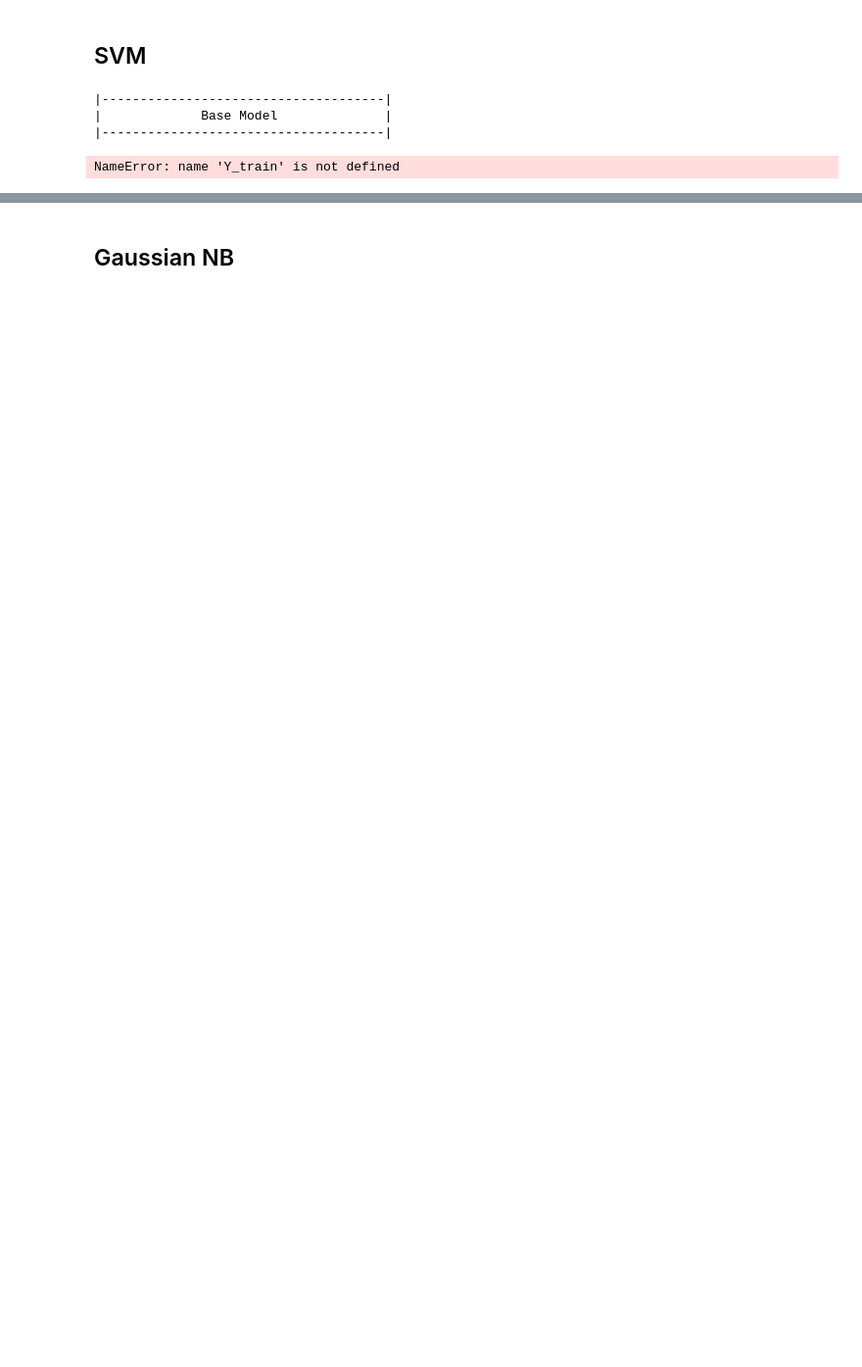
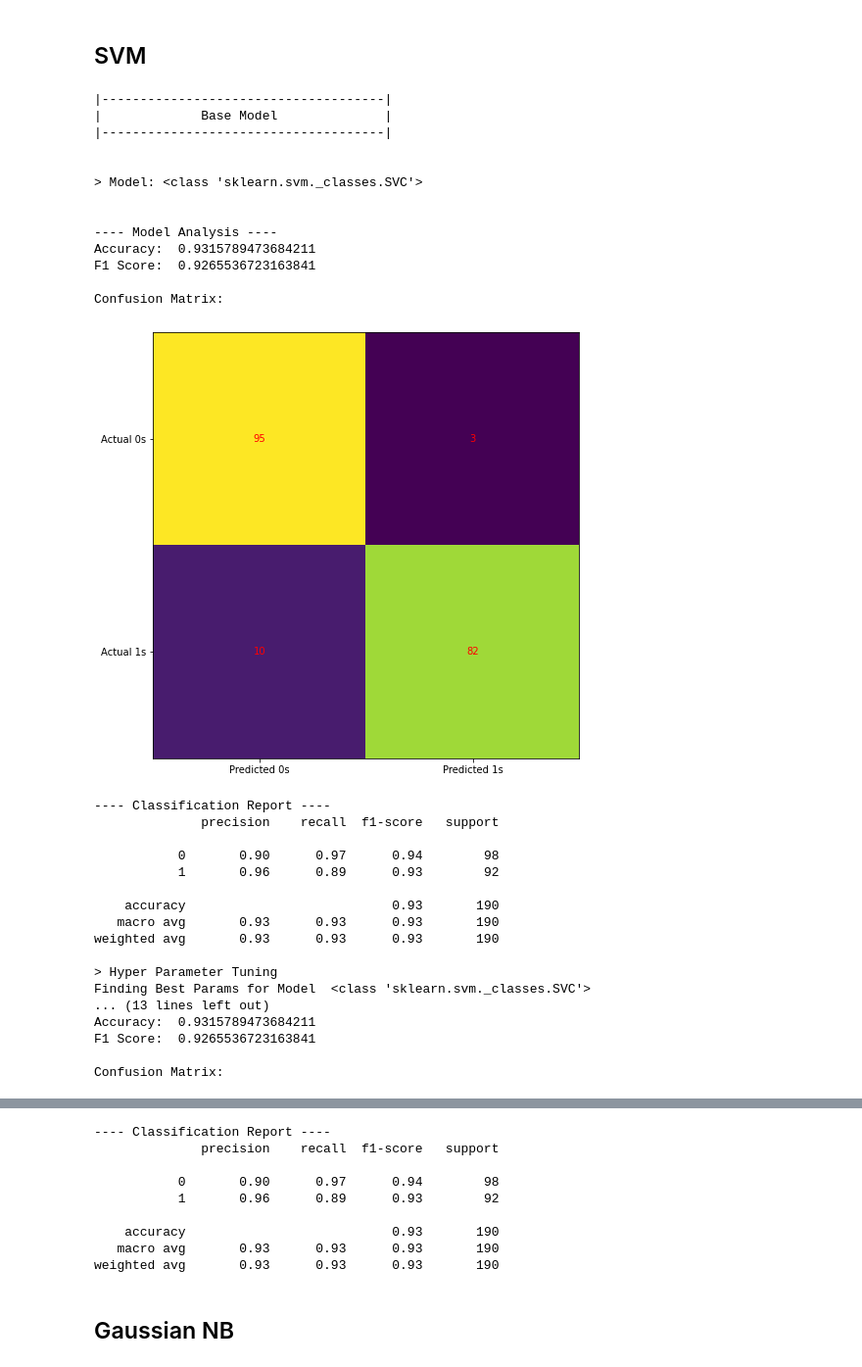
Before and after one commit to VascoRegal/creditcard-fraud-detection, a Jupyter notebook: main.ipynb, the cells around one changed output, grey strips where cells are left out. Shown: that part at 98% size. Cells and saved outputs as stored; diff of their text form; code cells hidden in the pictures; blank space fills up the shorter version.

```diff
--- a/main.ipynb
+++ b/main.ipynb
@@ -522,35 +522,62 @@ print("""
 |-------------------------------------|
 """)
 print()
-train_and_analyze(model, X_train, Y_train, X_test, y_test)
+train_and_analyze(model, X_train, y_train, X_test, y_test)
 
 svm_parameters = [{'C': [0.01, 0.1, 1, 10, 50, 100, 1000],
               'gamma': [0.001, 0.01, 0.03, 0.1, 0.3, 1],
               'kernel': ['rbf']}]
 best_svm_params = hyperparameters(SVC(), svm_parameters , X_train, y_train)
 
 print()
 print("""
 |-------------------------------------|
 |          Hypertuned Params          |
 |-------------------------------------|
 """)
 print()
 hypertuned_model.set_params(**best_svm_params)
 train_and_analyze(hypertuned_model, X_train, y_train, X_test, y_test)
 
 print()
 print("""
 |-------------------------------------|
 |              K-Fold CV              |
 |-------------------------------------|
 """)
 print()
 
 kfmodel = kfold(hypertuned_model, 5, X_train, y_train, X_test, y_test)
 train_and_analyze(kfmodel, X_train, y_train, X_test, y_test)
 # %% [output]
 |-------------------------------------|
 |             Base Model              |
 |-------------------------------------|
+
+
+> Model: <class 'sklearn.svm._classes.SVC'>
+
+
+---- Model Analysis ----
+Accuracy:  0.9315789473684211
+F1 Score:  0.9265536723163841
+
+Confusion Matrix:
+[figure, added]
-NameError: name 'Y_train' is not defined
+---- Classification Report ----
+              precision    recall  f1-score   support
+
+           0       0.90      0.97      0.94        98
+           1       0.96      0.89      0.93        92
+
+    accuracy                           0.93       190
+   macro avg       0.93      0.93      0.93       190
+weighted avg       0.93      0.93      0.93       190
+
+> Hyper Parameter Tuning
+Finding Best Params for Model  <class 'sklearn.svm._classes.SVC'>
+... (13 lines left out)
+Accuracy:  0.9315789473684211
+F1 Score:  0.9265536723163841
+
+Confusion Matrix:
@@ -557,3 +603,12 @@ NameError: name 'Y_train' is not defined
+---- Classification Report ----
+              precision    recall  f1-score   support
+
+           0       0.90      0.97      0.94        98
+           1       0.96      0.89      0.93        92
+
+    accuracy                           0.93       190
+   macro avg       0.93      0.93      0.93       190
+weighted avg       0.93      0.93      0.93       190
 # %% [markdown]
 ## Gaussian NB
 # %%
```
Also changed, not shown: parts of 10 cells of this notebook.
